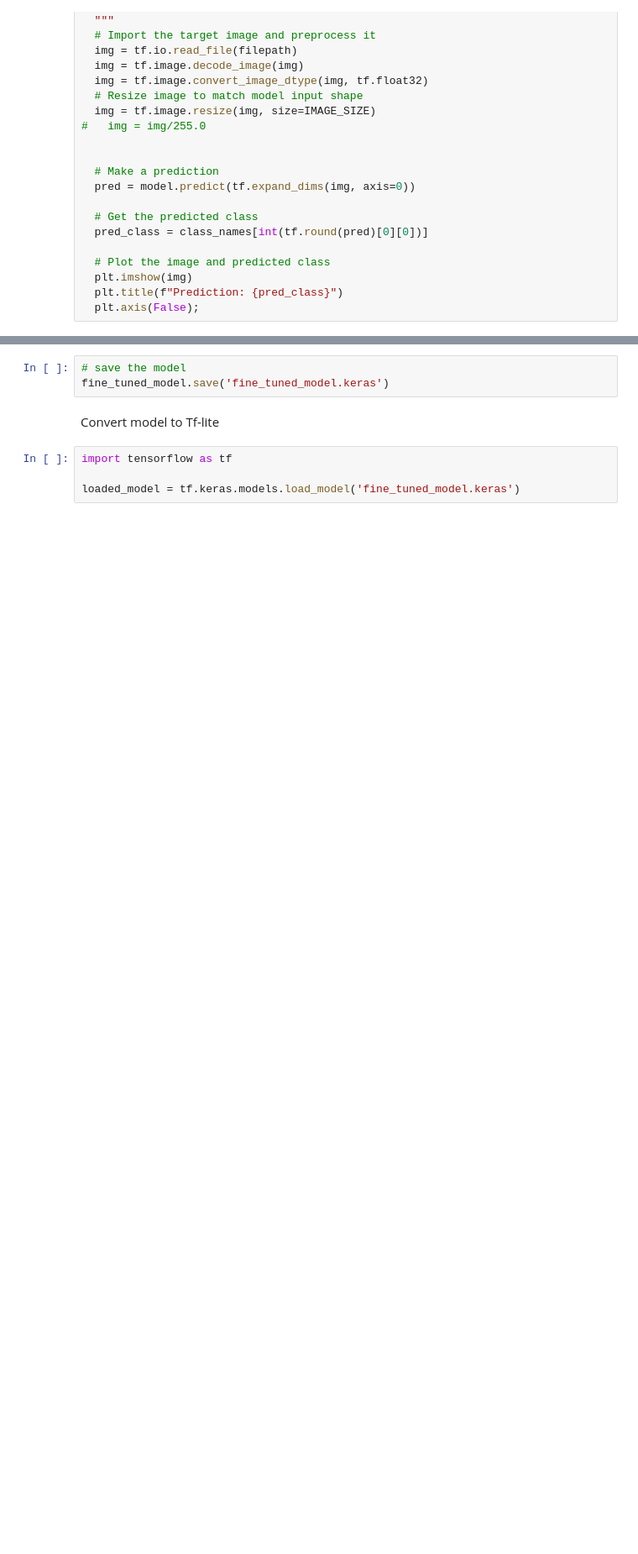
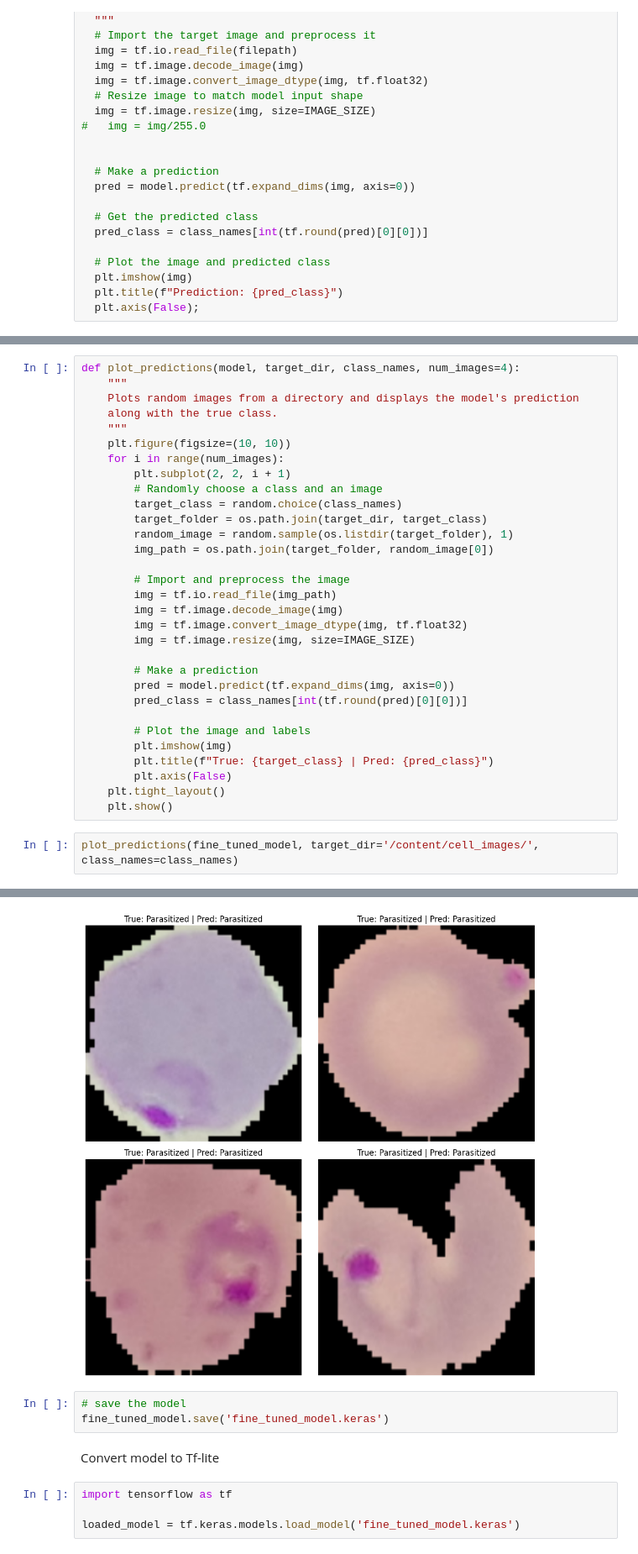
Before and after one commit to SheshamJoseph/malaria_detection, a Jupyter notebook: malaria_detection.ipynb, the cells around one changed output, grey strips where cells are left out. Shown at 84% size. Drawn from its saved outputs; the diff is of its cells as text; blank space fills up the shorter version.

Commit message:
multiple prediction plots

```diff
--- a/malaria_detection.ipynb
+++ b/malaria_detection.ipynb
@@ -421,0 +422,34 @@ plot_and_predict(fine_tuned_model, random_image_path, class_names)
+# %%
+def plot_predictions(model, target_dir, class_names, num_images=4):
+    """
+    Plots random images from a directory and displays the model's prediction
+    along with the true class.
+    """
+    plt.figure(figsize=(10, 10))
+    for i in range(num_images):
+        plt.subplot(2, 2, i + 1)
+        # Randomly choose a class and an image
+        target_class = random.choice(class_names)
+        target_folder = os.path.join(target_dir, target_class)
+        random_image = random.sample(os.listdir(target_folder), 1)
+        img_path = os.path.join(target_folder, random_image[0])
+
+        # Import and preprocess the image
+        img = tf.io.read_file(img_path)
+        img = tf.image.decode_image(img)
+        img = tf.image.convert_image_dtype(img, tf.float32)
+        img = tf.image.resize(img, size=IMAGE_SIZE)
+
+        # Make a prediction
+        pred = model.predict(tf.expand_dims(img, axis=0))
+        pred_class = class_names[int(tf.round(pred)[0][0])]
+
+        # Plot the image and labels
+        plt.imshow(img)
+        plt.title(f"True: {target_class} | Pred: {pred_class}")
+        plt.axis(False)
+    plt.tight_layout()
+    plt.show()
+# %%
+plot_predictions(fine_tuned_model, target_dir='/content/cell_images/', class_names=class_names)
+# %% [output]
@@ -422,3 +460,4 @@ plot_and_predict(fine_tuned_model, random_image_path, class_names)
+[figure, added]
 # %%
 # save the model
 fine_tuned_model.save('fine_tuned_model.keras')
```
Also changed, not shown: parts of 5 cells of this notebook.
